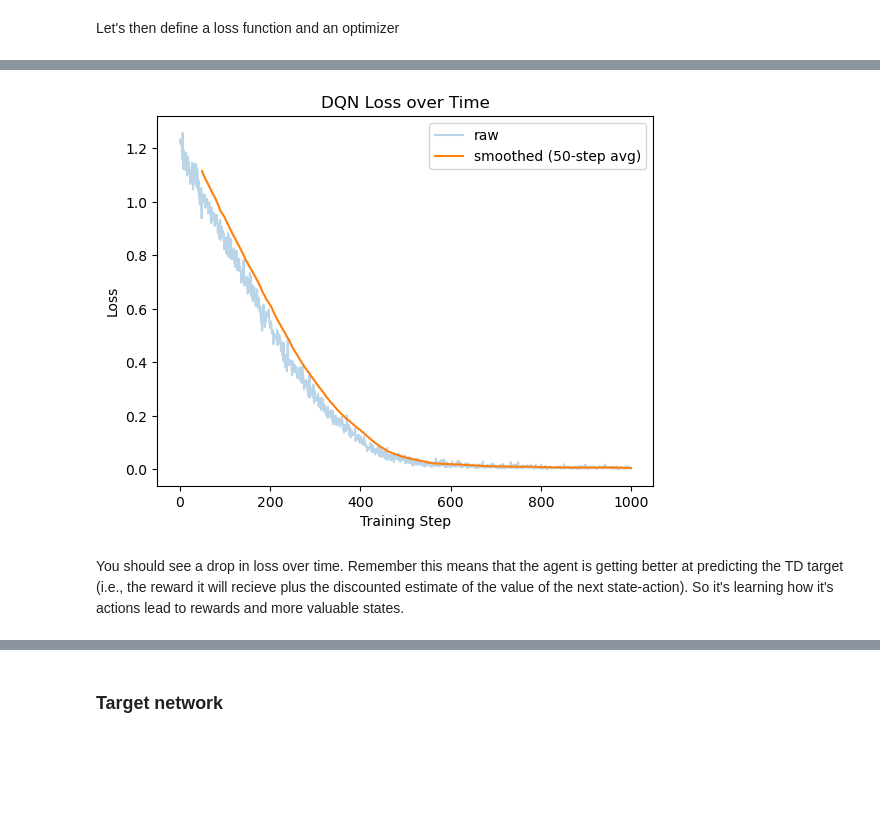
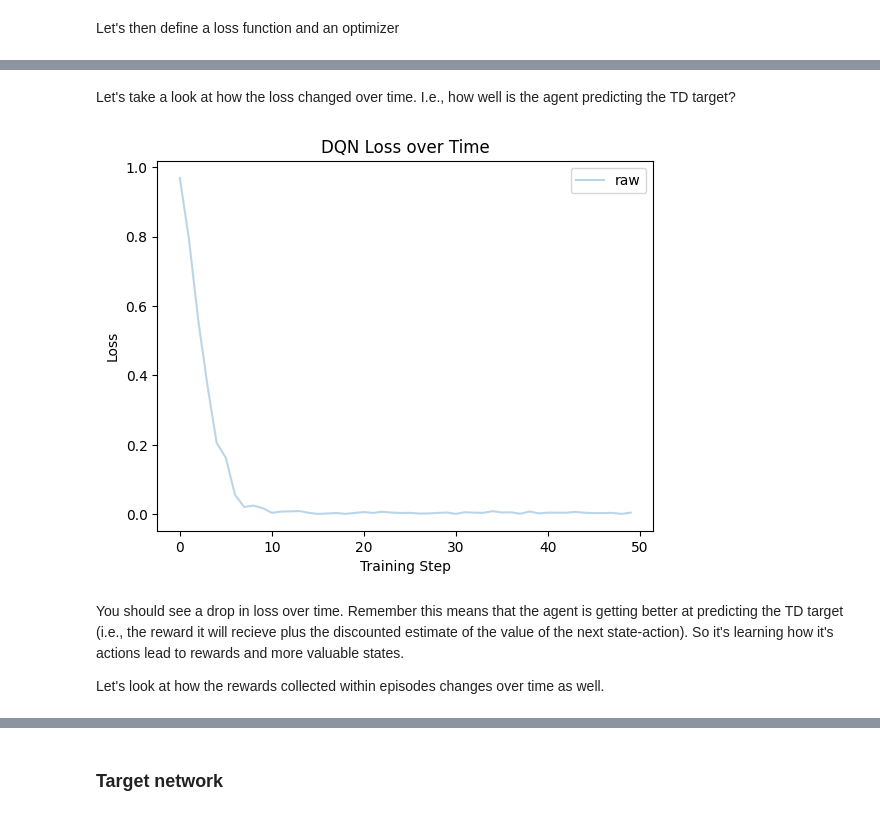
Before and after one commit to tbonne/intro_rl, a Jupyter notebook: notebooks/tutorial_4_DQN.ipynb, the cells around one changed output, grey strips where cells are left out. Drawn from its saved outputs; the diff is of its cells as text; code cells hidden in the pictures; blank space fills up the shorter version.

```diff
--- a/notebooks/tutorial_4_DQN.ipynb
+++ b/notebooks/tutorial_4_DQN.ipynb
@@ -177,15 +182,21 @@ Let's put this all together and try the collector and buffer out with the DQN al
 
 Let's define our policy
 # %%
+#create the environment
+env = GymEnv("CartPole-v1", from_pixels=True, pixels_only=False)
 
-env = GymEnv("CartPole-v1")
-
+#add in step counter and reward sums per episode
+env = TransformedEnv(env, Compose(
+        StepCounter(),
+        RewardSum()
+        )
+    )
 
 n_obs = env.observation_spec["observation"].shape[-1]
 n_act = env.action_spec.shape[-1]
 nodes = 16
 
-#create a model: takes observations as inputs, and outputs categorical actions
+#create a model: takes observations as inputs, and outputs action values
 model = nn.Sequential(
     nn.Linear(n_obs,nodes),
     nn.ReLU(),
@@ -194,26 +205,28 @@ model = nn.Sequential(
     nn.Linear(nodes, n_act),
 )
 
-#go from observations to logits using the model
+#go from observations to action values using the model
 value_net = TensorDictModule(
     model,
     in_keys=["observation"],
     out_keys=["action_value"],
 )
 
+#let's use the qvalueactor to help choose actions
 qvalue_actor = QValueActor(module=value_net, spec=env.action_spec)
 
 #when collecting data sometimes use random (e-greedy)
 exploration_module = EGreedyModule(
     spec=env.action_spec,
-    annealing_num_steps=1000,
-    eps_init=0.95
+    annealing_num_steps=80000,
+    eps_init=0.95,
+    eps_end=0.05
 )
 qvalue_actor_explore = TensorDictSequential(qvalue_actor, exploration_module)
 # %% [markdown]
 Let's then define a loss function and an optimizer
 # %%
-dqn_loss = DQNLoss(qvalue_actor) #when updating use greedy (always choose best action)
+dqn_loss = DQNLoss(qvalue_actor) #when updating use a greedy strategy (always choose best action)
 
-optim = Adam(dqn_loss.parameters(), lr=0.0003)
+optim = Adam(dqn_loss.parameters(), lr=0.0001)
 # %% [markdown]
@@ -250,17 +310,17 @@ for data in collector:
+# %% [markdown]
+Let's take a look at how the loss changed over time. I.e., how well is the agent predicting the TD target?
 # %%
-import pandas as pd
 import matplotlib.pyplot as plt
 
-smoothed = pd.Series(loss_over_time).rolling(window=50).mean()
-
 plt.plot(loss_over_time, alpha=0.3, label="raw")
-plt.plot(smoothed, label="smoothed (50-step avg)")
 plt.xlabel("Training Step")
 plt.ylabel("Loss")
 plt.title("DQN Loss over Time")
 plt.legend()
 plt.show()
 # %% [output]
-[figure, old version]
+[figure, new version]
 # %% [markdown]
 You should see a drop in loss over time. Remember this means that the agent is getting better at predicting the TD target (i.e., the reward it will recieve plus the discounted estimate of the value of the next state-action). So it's learning how it's actions lead to rewards and more valuable states.
+
+Let's look at how the rewards collected within episodes changes over time as well.
```
Also changed, not shown: parts of 31 cells of this notebook, 1 other file.
